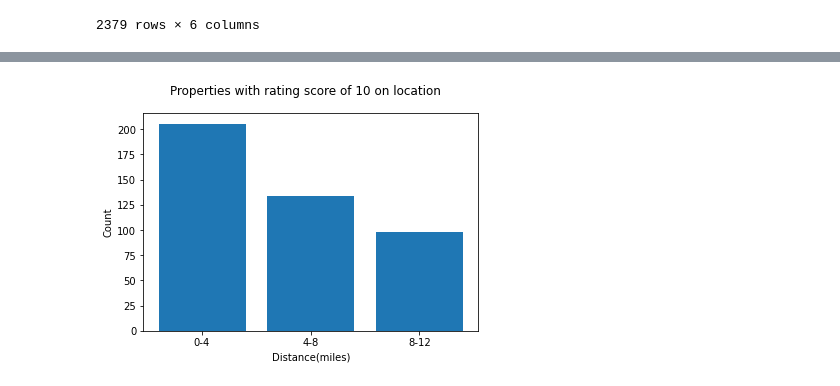
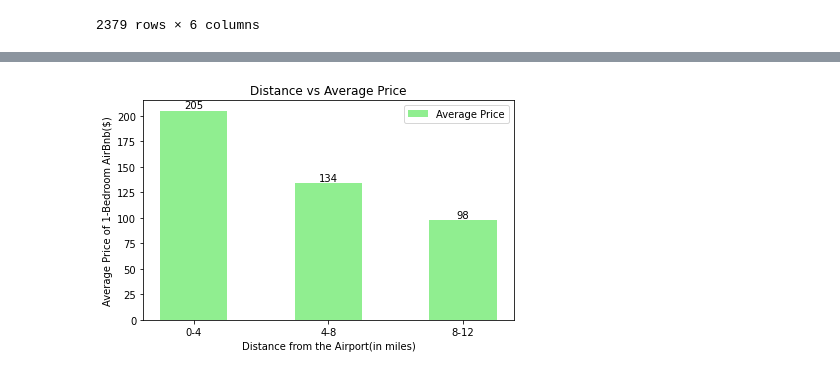
Before and after one commit to sujanshahi050/Data-Science-Projects, a Jupyter notebook: Data Science Blog/Location Based Analysis of properties in Boston.ipynb, the cells around one changed output, grey strips where cells are left out. Cells and saved outputs as stored; diff of their text form; code cells hidden in the pictures.

```diff
--- a/Data Science Blog/Location Based Analysis of properties in Boston.ipynb
+++ b/Data Science Blog/Location Based Analysis of properties in Boston.ipynb
@@ -292,0 +260,3 @@ Findings   :   More properties near the distance of 0-4 miles have ratings of 10
+# %%
+ratings_dict = count_ratings(new_df)
+ratings_dict
@@ -409,19 +451,25 @@ avg_prices_dict
-# %%
-def plot_bar_chart_modified(keys,values):
-    """
-        Function that creates a bar chart for distance vs average price.
-
-        Input: Takes in two lists (keys: horizontal axis  and values: vertical axis)
-        Output: Prints the barchart on the screen and saves the figure in local machine
-    """
-    plt.bar(keys,values, align='center')
-    plt.xticks(keys)
-    plt.suptitle('Average Prices vs Distance')
-    plt.xlabel("Distance(miles)")
-    plt.ylabel("Average Price")
-    plt.savefig("Rating-10-count", format='png')
-    plt.show()
-k, v = create_key_and_val_lists(avg_prices_dict)
-plot_bar_chart_modified(k,v)
-# %% [output]
-[figure, removed]
+# %%
+distance_list = []
+values_list = []
+for k, v in avg_prices_dict.items():
+    distance_list.append(k)
+    values_list.append(v)
+
+# Label locations
+x = np.arange(3)
+count = values_list
+width = 0.5
+
+fig,ax = plt.subplots()
+bar1 = ax.bar(x,count,width,label='Average Price',color='lightgreen')
+ax.set_ylabel('Average Price of 1-Bedroom AirBnb($)')
+ax.set_xlabel('Distance from the Airport(in miles)')
+ax.set_title('Distance vs Average Price')
+plt.xticks((index),('0-4','4-8','8-12'))
+ax.legend()
+autolabel(bar1)
+fig.tight_layout()
+plt.savefig('avg-price-vs-distance.jpg')
+plt.show()
+# %% [output]
+[figure, added]
```
Also changed, not shown: parts of 16 cells of this notebook, 6 other files.
